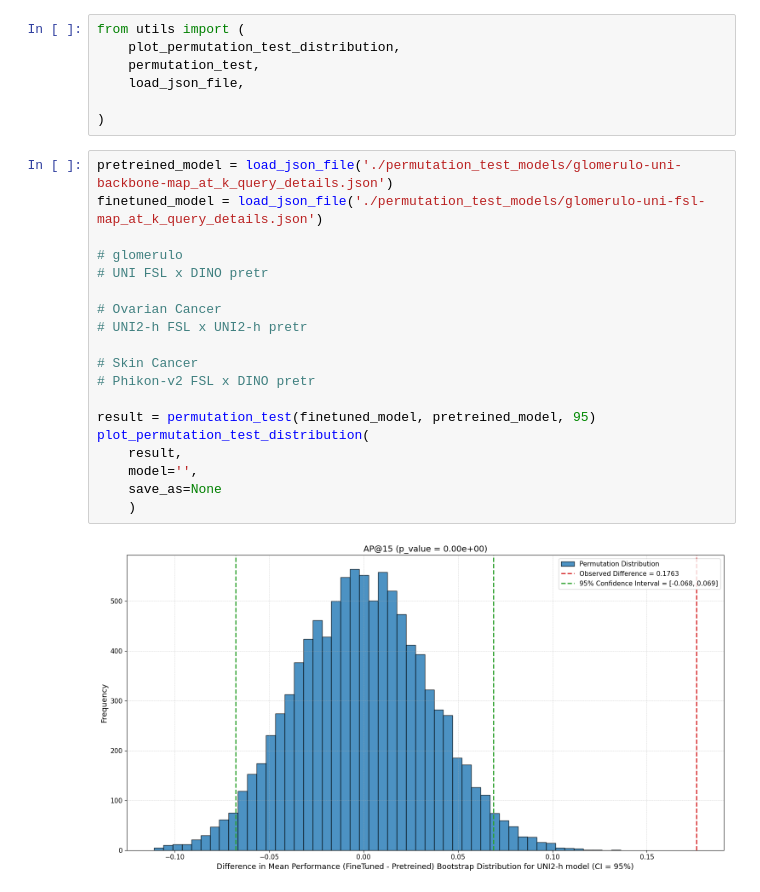
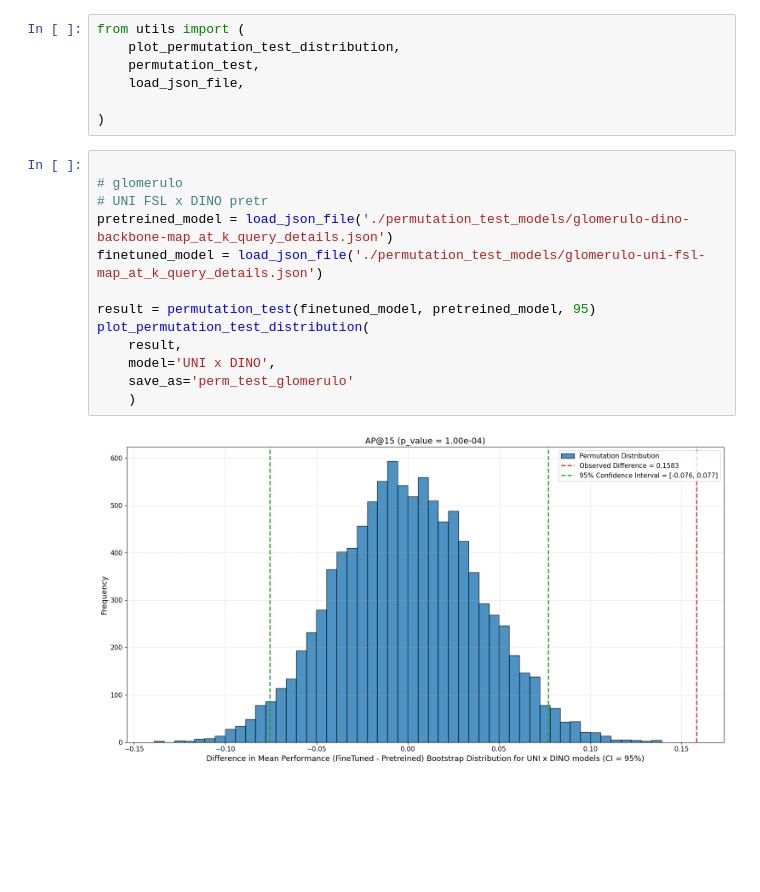
Before and after one commit to maods2/master-research-image-retrieval, a Jupyter notebook: notebooks/permutation_test.ipynb, the cells around one changed output. Saved outputs shown, nothing was run; the diff lists cells and outputs as text; blank space fills up the shorter version.

Commit message:
new images

```diff
--- a/notebooks/permutation_test.ipynb
+++ b/notebooks/permutation_test.ipynb
@@ -6,23 +6,17 @@ from utils import (
 
 )
 # %%
-pretreined_model = load_json_file('./permutation_test_models/glomerulo-uni-backbone-map_at_k_query_details.json')
-finetuned_model = load_json_file('./permutation_test_models/glomerulo-uni-fsl-map_at_k_query_details.json')
 
 # glomerulo
 # UNI FSL x DINO pretr
-
-# Ovarian Cancer
-# UNI2-h FSL x UNI2-h pretr
-
-# Skin Cancer
-# Phikon-v2 FSL x DINO pretr
+pretreined_model = load_json_file('./permutation_test_models/glomerulo-dino-backbone-map_at_k_query_details.json')
+finetuned_model = load_json_file('./permutation_test_models/glomerulo-uni-fsl-map_at_k_query_details.json')
 
 result = permutation_test(finetuned_model, pretreined_model, 95)
 plot_permutation_test_distribution(
     result,
-    model='',
-    save_as=None
+    model='UNI x DINO',
+    save_as='perm_test_glomerulo'
     )
 # %% [output]
-[figure, old version]
+[figure, new version]
```
Also changed, not shown: parts of 2 cells of this notebook, 13 other files.
